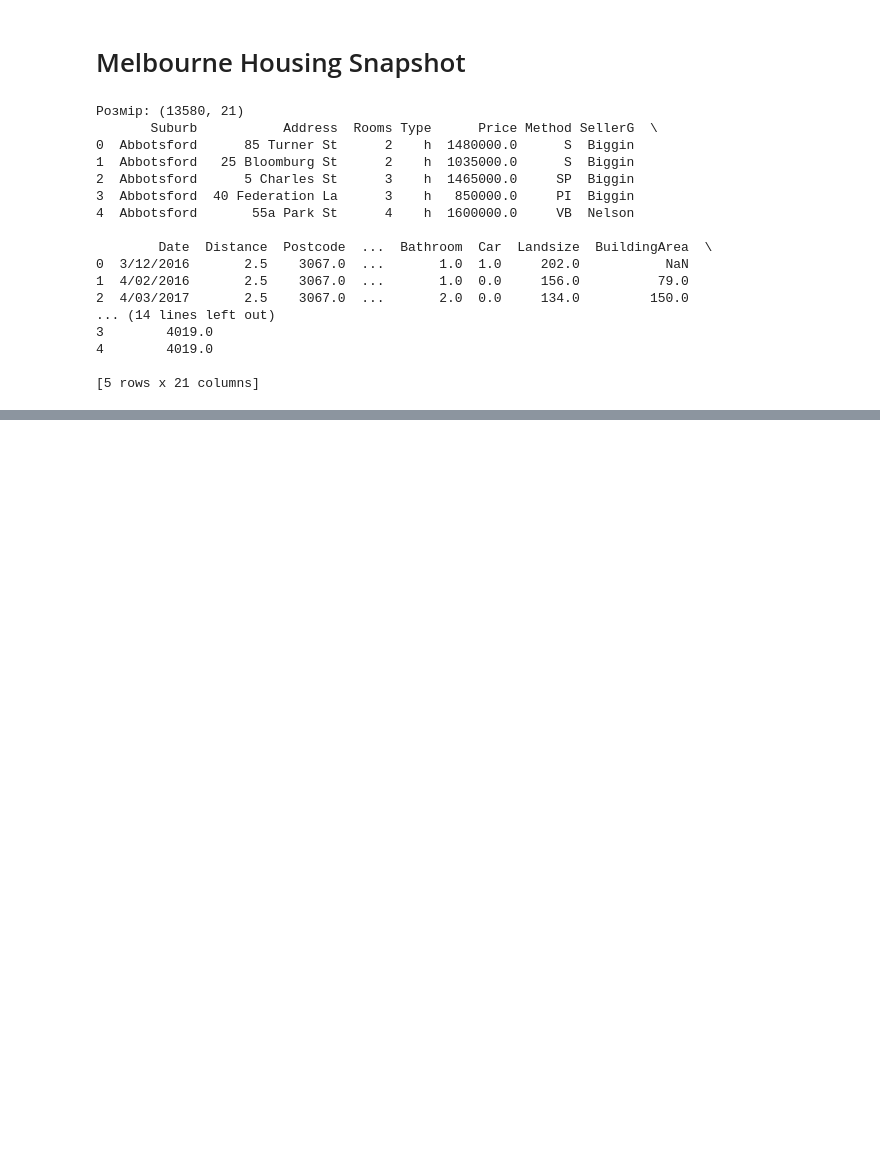
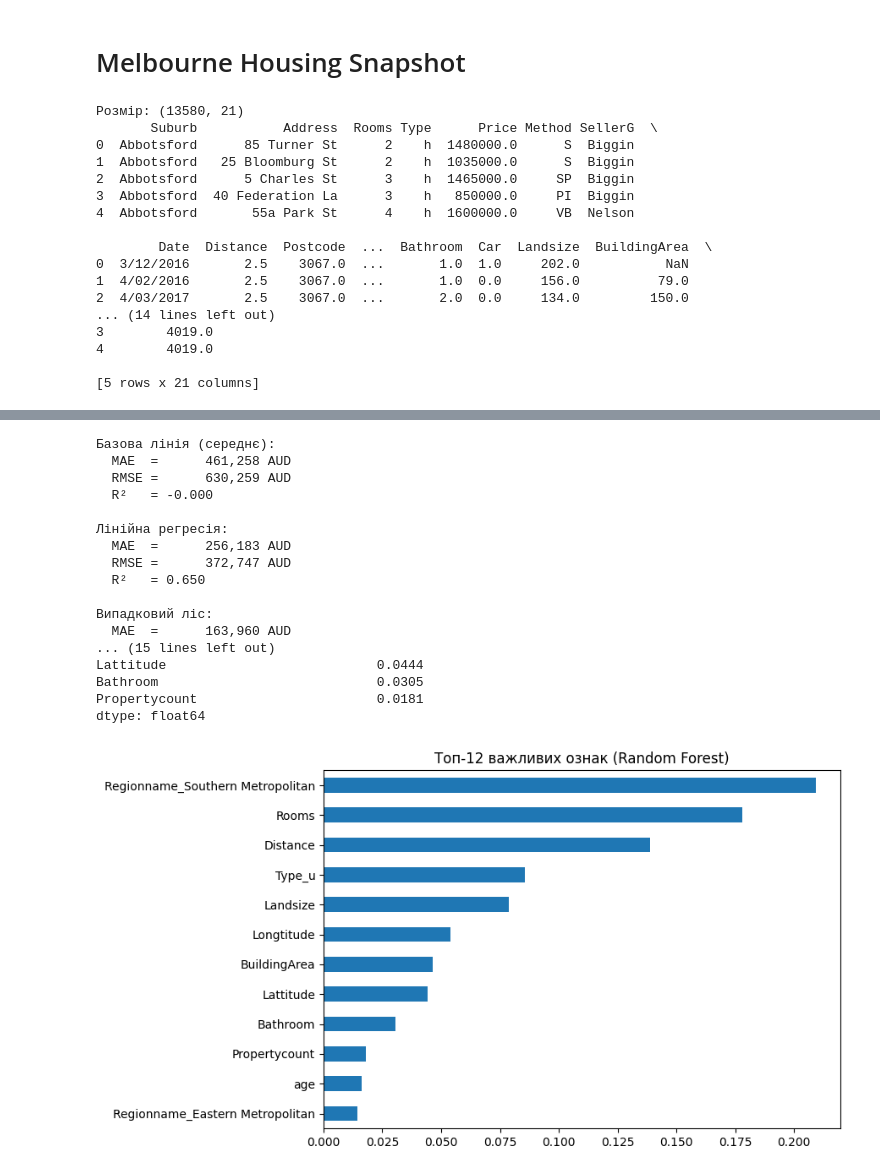
Before and after one commit to edik06031-rgb/melbourne-housing-DTA, a Jupyter notebook: notebooks/melbourne_housing_snapshot.ipynb, the cells around one changed output, grey strips where cells are left out. Saved outputs shown, nothing was run; the diff lists cells and outputs as text; code cells hidden in the pictures; blank space fills up the shorter version.

```diff
--- a/notebooks/melbourne_housing_snapshot.ipynb
+++ b/notebooks/melbourne_housing_snapshot.ipynb
@@ -46,0 +141,17 @@ print(df.head())
+# %%
+# КРОК 5. НОВІ ОЗНАКИ
+# ----------------------------------------------------------
+fe = clean.copy()
+
+fe["sale_year"]  = fe["Date"].dt.year
+fe["sale_month"] = fe["Date"].dt.month
+fe["age"] = fe["sale_year"] - fe["YearBuilt"]   # вік будинку
+
+fe["has_buildingarea"] = fe["BuildingArea"].notna().astype(int)
+fe["has_yearbuilt"]    = fe["YearBuilt"].notna().astype(int)
+
+suburb_freq = fe["Suburb"].value_counts()
+fe["suburb_freq"] = fe["Suburb"].map(suburb_freq)  # кодування через частоту
+
+# Видаляємо: дублі, надто розріджені, безглузді для моделі
+fe = fe.drop(columns=["Suburb", "Address", "Date", "SellerG", "Bedroom2", "Postcode"])
@@ -46,0 +183,61 @@ print(df.head())
+# %%
+# КРОК 7. МОДЕЛЬ І ПРОГНОЗ
+# ----------------------------------------------------------
+def evaluate(model, name):
+    pipe = Pipeline([("prep", preprocess), ("model", model)])
+    pipe.fit(X_train, y_train)
+    pred = pipe.predict(X_test)
+    mae  = mean_absolute_error(y_test, pred)
+    rmse = mean_squared_error(y_test, pred) ** 0.5
+    r2   = r2_score(y_test, pred)
+    print(f"\n{name}:")
+    print(f"  MAE  = {mae:>12,.0f} AUD")
+    print(f"  RMSE = {rmse:>12,.0f} AUD")
+    print(f"  R²   = {r2:.3f}")
+    return pipe
+
+dummy = evaluate(DummyRegressor(strategy="mean"),   "Базова лінія (середнє)")
+lr    = evaluate(LinearRegression(),                "Лінійна регресія")
+rf    = evaluate(RandomForestRegressor(
+                    n_estimators=100, random_state=RANDOM_STATE), "Випадковий ліс")
+
+# Прогноз для конкретного прикладу
+idx       = 0
+pred_one  = rf.predict(X_test.iloc[[idx]])[0]
+true_one  = y_test.iloc[idx]
+print(f"\nПрогноз:     {pred_one:>12,.0f} AUD")
+print(f"Справжня:    {true_one:>12,.0f} AUD")
+print(f"Похибка:     {abs(pred_one - true_one):>12,.0f} AUD")
+
+# Важливість ознак (топ-10)
+ohe_names     = rf.named_steps["prep"].named_transformers_["cat"] \
+                   .named_steps["ohe"].get_feature_names_out(cat_cols)
+feature_names = num_cols + list(ohe_names)
+importances   = (pd.Series(rf.named_steps["model"].feature_importances_,
+                            index=feature_names)
+                   .sort_values(ascending=False))
+print("\nТоп-10 важливих ознак:")
+print(importances.head(10).round(4))
+
+importances.head(12).sort_values().plot(kind="barh", figsize=(9, 5),
+    title="Топ-12 важливих ознак (Random Forest)")
+plt.tight_layout(); plt.show()
+# %% [output]
+Базова лінія (середнє):
+  MAE  =      461,258 AUD
+  RMSE =      630,259 AUD
+  R²   = -0.000
+
+Лінійна регресія:
+  MAE  =      256,183 AUD
+  RMSE =      372,747 AUD
+  R²   = 0.650
+
+Випадковий ліс:
+  MAE  =      163,960 AUD
+... (15 lines left out)
+Lattitude                           0.0444
+Bathroom                            0.0305
+Propertycount                       0.0181
+dtype: float64
+[figure, added]
```
Also changed, not shown: parts of 5 cells of this notebook.
